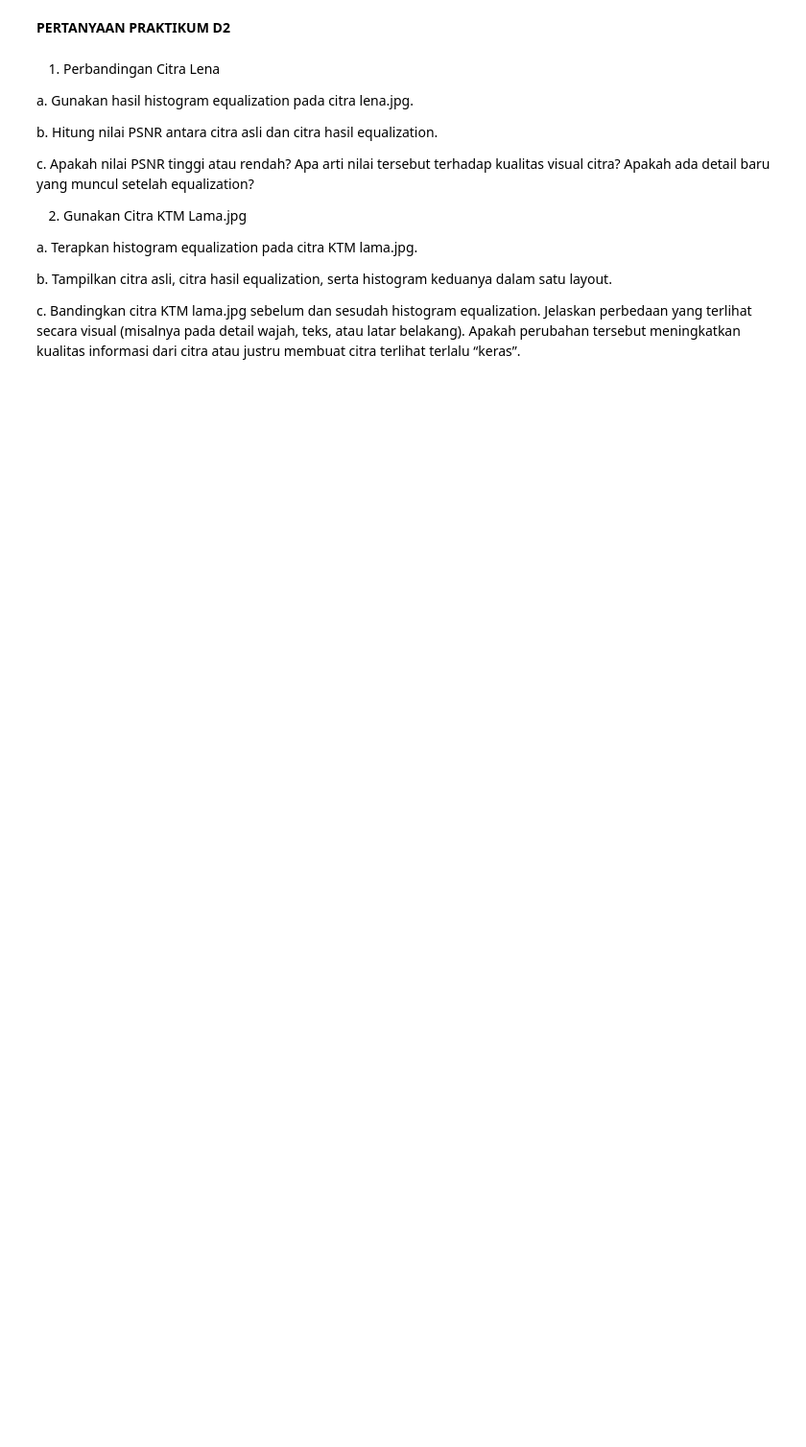
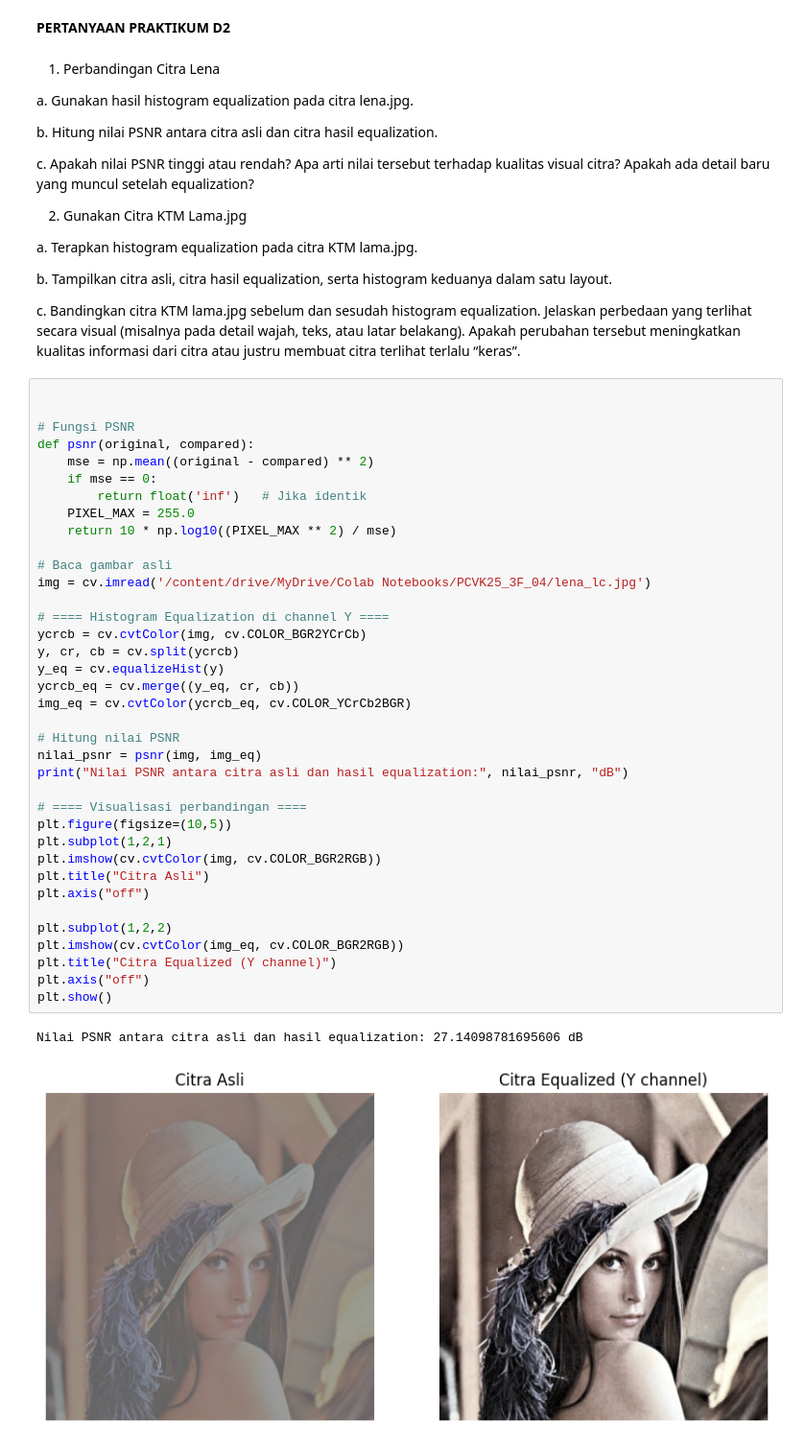
Before and after one commit to AlvinAditiya117/PCVK25_3F_04, a Jupyter notebook: Week5_04.ipynb, the cells around one changed output. Shown at 96% size. Drawn from its saved outputs; the diff is of its cells as text; blank space fills up the shorter version.

```diff
--- a/Week5_04.ipynb
+++ b/Week5_04.ipynb
@@ -254,3 +254,43 @@ c. Bandingkan citra KTM lama.jpg sebelum dan sesudah histogram equalization.
 Jelaskan perbedaan yang terlihat secara visual (misalnya pada detail wajah,
 teks, atau latar belakang). Apakah perubahan tersebut meningkatkan kualitas
 informasi dari citra atau justru membuat citra terlihat terlalu “keras”.
+# %%
+
+
+# Fungsi PSNR
+def psnr(original, compared):
+    mse = np.mean((original - compared) ** 2)
+    if mse == 0:
+        return float('inf')   # Jika identik
+    PIXEL_MAX = 255.0
+    return 10 * np.log10((PIXEL_MAX ** 2) / mse)
+
+# Baca gambar asli
+img = cv.imread('/content/drive/MyDrive/Colab Notebooks/PCVK25_3F_04/lena_lc.jpg')
+
+# ==== Histogram Equalization di channel Y ====
+ycrcb = cv.cvtColor(img, cv.COLOR_BGR2YCrCb)
+y, cr, cb = cv.split(ycrcb)
+y_eq = cv.equalizeHist(y)
+ycrcb_eq = cv.merge((y_eq, cr, cb))
+img_eq = cv.cvtColor(ycrcb_eq, cv.COLOR_YCrCb2BGR)
+
+# Hitung nilai PSNR
+nilai_psnr = psnr(img, img_eq)
+print("Nilai PSNR antara citra asli dan hasil equalization:", nilai_psnr, "dB")
+
+# ==== Visualisasi perbandingan ====
+plt.figure(figsize=(10,5))
+plt.subplot(1,2,1)
+plt.imshow(cv.cvtColor(img, cv.COLOR_BGR2RGB))
+plt.title("Citra Asli")
+plt.axis("off")
+
+plt.subplot(1,2,2)
+plt.imshow(cv.cvtColor(img_eq, cv.COLOR_BGR2RGB))
+plt.title("Citra Equalized (Y channel)")
+plt.axis("off")
+plt.show()
+# %% [output]
+Nilai PSNR antara citra asli dan hasil equalization: 27.14098781695606 dB
+[figure, added]
```
Also changed, not shown: parts of 4 cells of this notebook.
